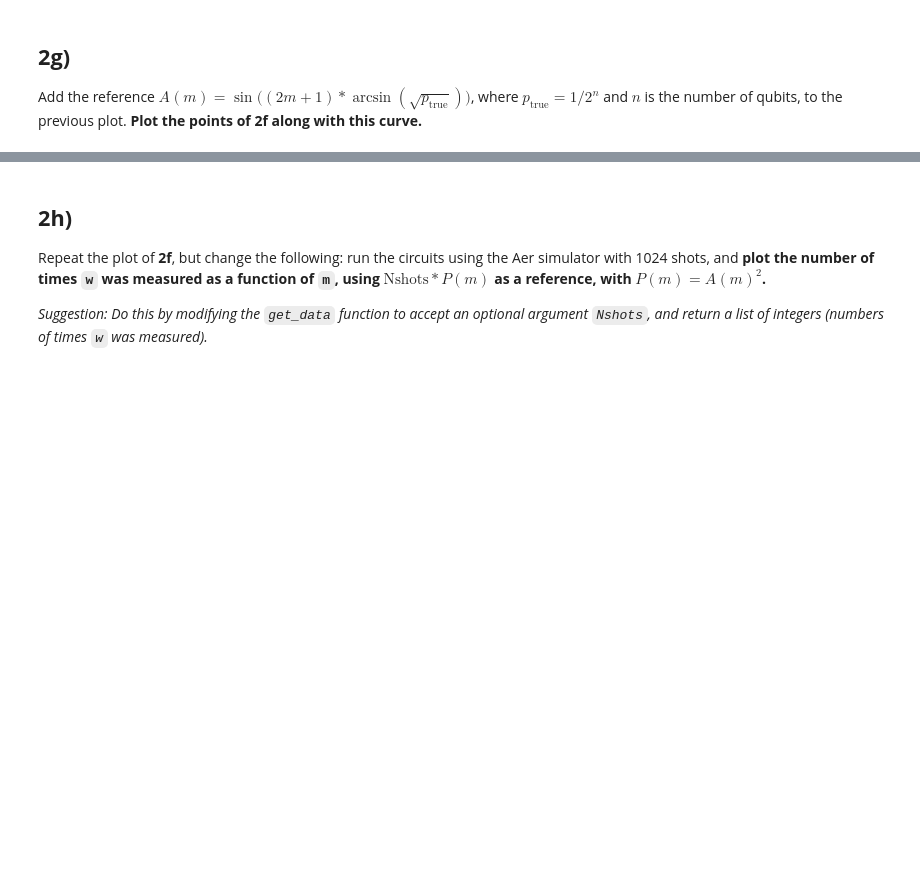
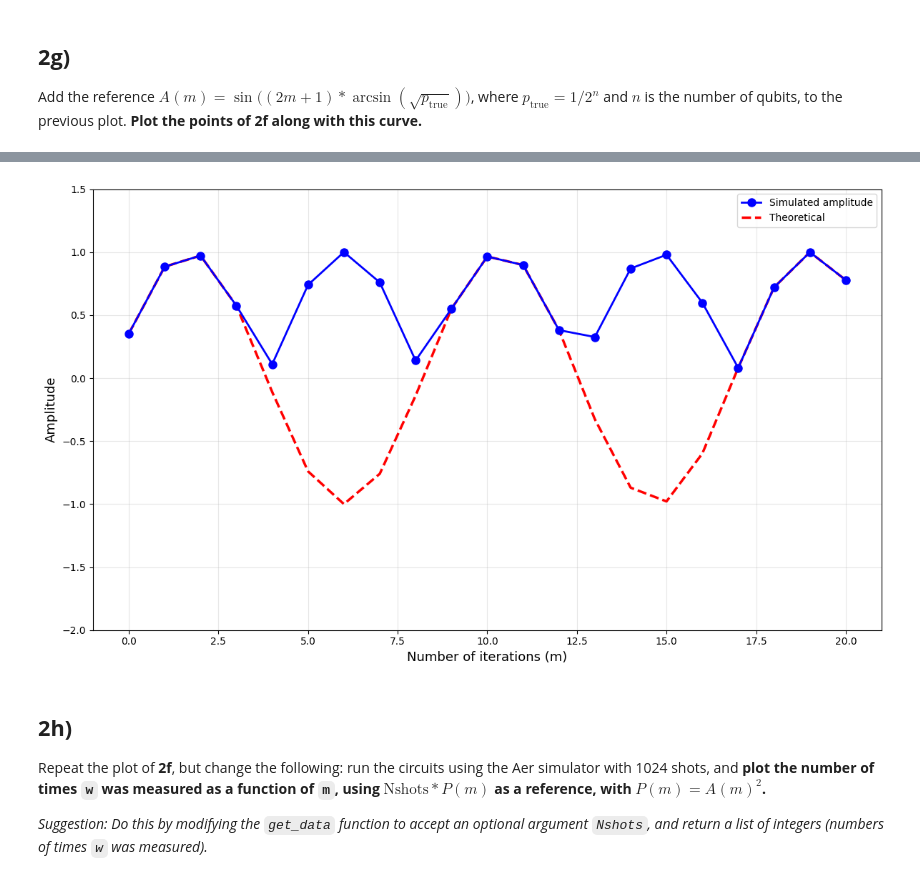
Before and after one commit to ajay-mk/VTQ-Hackathon-Solutions, a Jupyter notebook: VTQ_Hackathon_prompt.ipynb, the cells around one changed output, grey strips where cells are left out. Cells and saved outputs as stored; diff of their text form; code cells hidden in the pictures; blank space fills up the shorter version.

```diff
--- a/VTQ_Hackathon_prompt.ipynb
+++ b/VTQ_Hackathon_prompt.ipynb
@@ -1251,3 +1094,34 @@ Comparison: Simulated vs Theoretical
+# %%
+# Define parameters
+n = 3  # Number of qubits
+ms = list(range(21))  # m = 0, 1, 2, ..., 20
+
+# Get amplitude data
+amplitudes = get_data(ms, n)
+
+# Calculate theoretical amplitude curve
+p_true = 1 / (2**n)  # Probability of one state out of 2^n states
+theoretical_amplitudes = []
+for m in ms:
+    A_m = np.sin((2*m + 1) * np.arcsin(np.sqrt(p_true)))
+    theoretical_amplitudes.append(A_m)
+
+# Plot the results with theoretical curve
+plt.figure(figsize=(12, 7))
+plt.plot(ms, amplitudes, 'b-o', linewidth=2, markersize=8, label='Simulated amplitude', zorder=3)
+plt.plot(ms, theoretical_amplitudes, 'r--', linewidth=2.5, label='Theoretical'
+, zorder=2)
+
+
+plt.xlabel('Number of iterations (m)', fontsize=13)
+plt.ylabel('Amplitude', fontsize=13)
+plt.grid(True, alpha=0.3)
+plt.legend(fontsize=10, loc='best')
+plt.ylim(-2, 1.5)
+plt.tight_layout()
+plt.show()
+# %% [output]
+[figure, added]
 # %% [markdown]
 ## **2h)**
 
```
Also changed, not shown: parts of 7 cells of this notebook.
